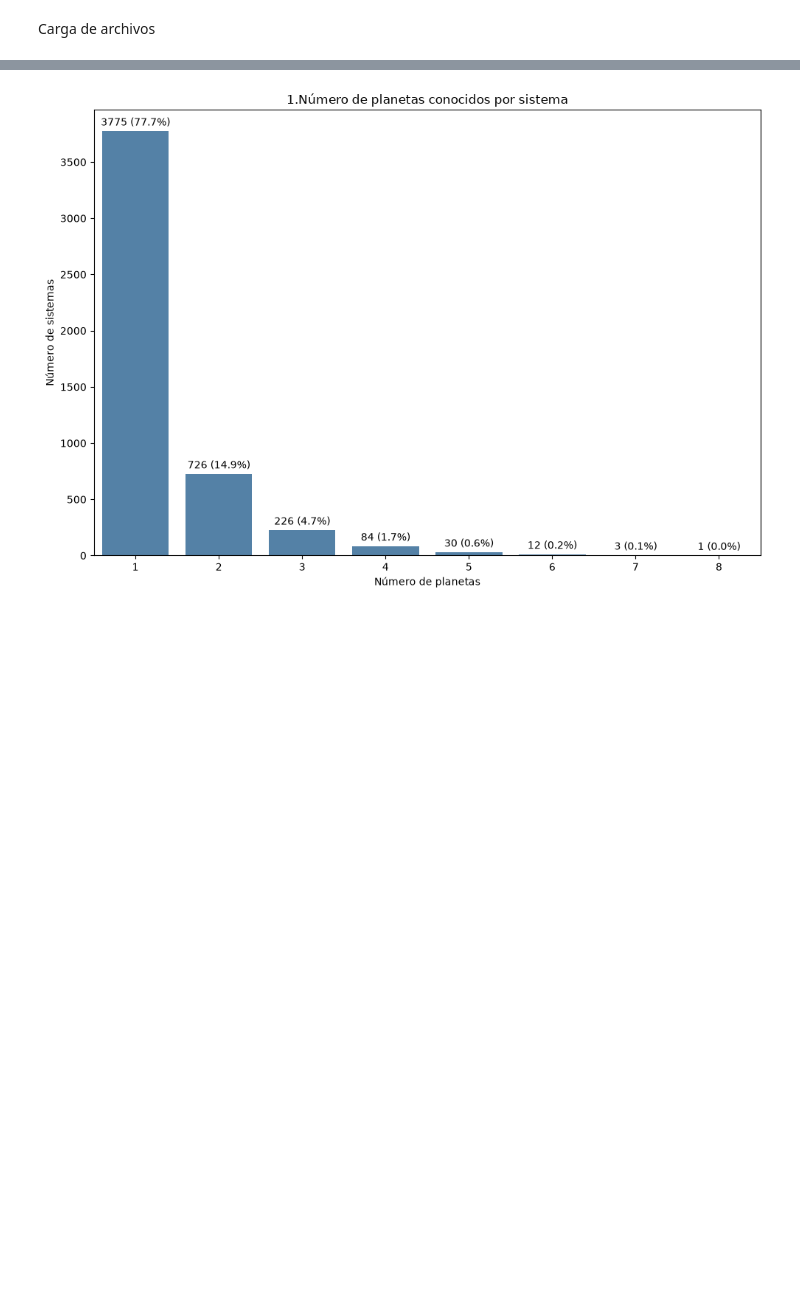
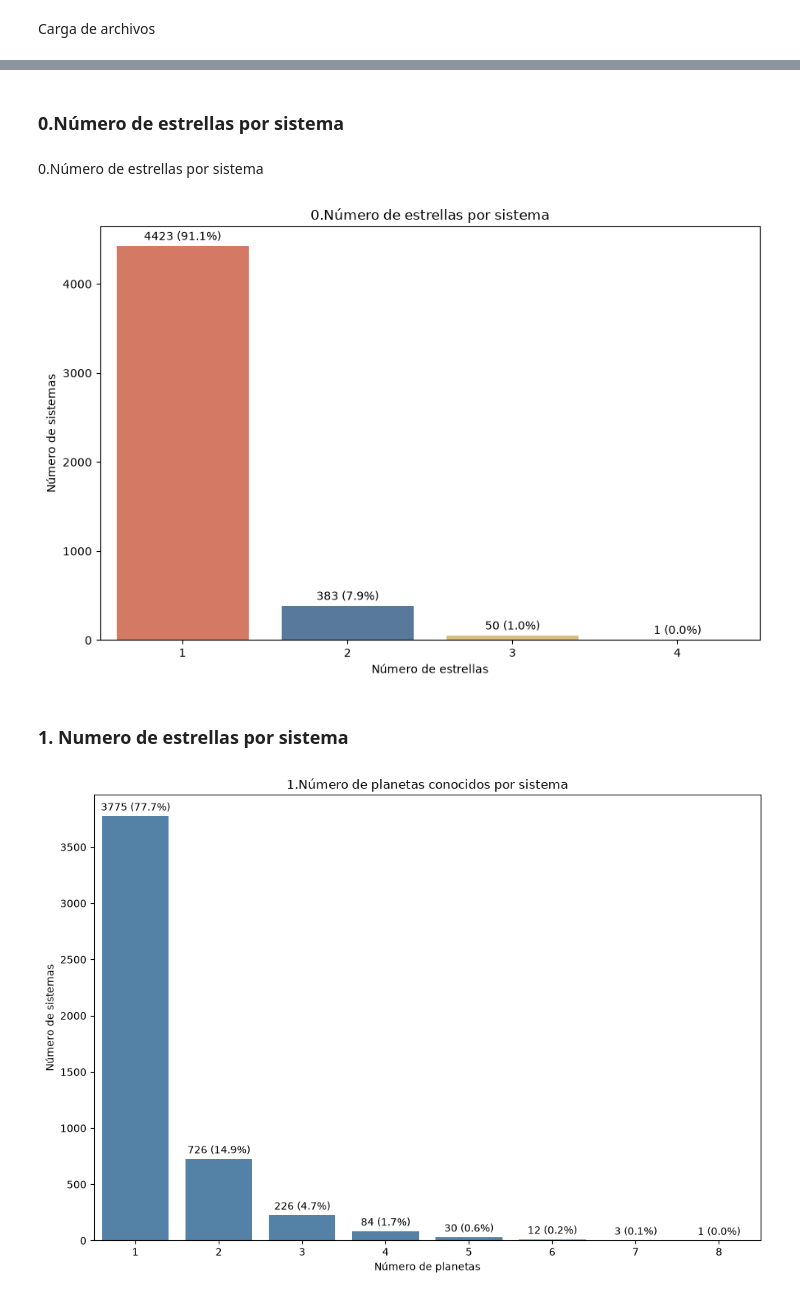
Before and after one commit to AitorMasa/Exoplanetas-y-sistemas-extrasolares, a Jupyter notebook: jupyter/4-visualizaciones_sistemas.ipynb, the cells around one changed output, grey strips where cells are left out. Cells and saved outputs as stored; diff of their text form; code cells hidden in the pictures; blank space fills up the shorter version.

```diff
--- a/jupyter/4-visualizaciones_sistemas.ipynb
+++ b/jupyter/4-visualizaciones_sistemas.ipynb
@@ -34 +64,29 @@ df = pd.read_csv( CLEAN /"dataset_merged.csv")
+# %% [markdown]
+### 0.Número de estrellas por sistema
+# %% [markdown]
+0.Número de estrellas por sistema
+# %%
+conteo_estrellas_sistema = (
+    pd.to_numeric(sistemas["sy_snum"], errors="coerce").dropna().astype(int).value_counts().sort_index())
+
+plt.figure(figsize=(9, 6))
+colores=["#E76F51", "#4C78A8", "#E9C46A", "#E76F51"]
+sns.barplot(x=conteo_estrellas_sistema.index,y=conteo_estrellas_sistema.values,hue=conteo_estrellas_sistema.index,
+    palette=colores,legend=False)
+
+plt.title("0.Número de estrellas por sistema")
+plt.xlabel("Número de estrellas")
+plt.ylabel("Número de sistemas")
+
+etiquetas(plt.gca(),conteo_estrellas_sistema.sum())
+
+plt.tight_layout()
+
+plt.savefig(ROOT / "imagenes" / "0.Numero de estrellas por sistema.png",dpi=300,bbox_inches="tight")
+
+plt.show()
+# %% [output]
+[figure, added]
+# %% [markdown]
+### 1. Numero de estrellas por sistema
 # %%
```
Also changed, not shown: parts of 7 cells of this notebook, 13 other files.
